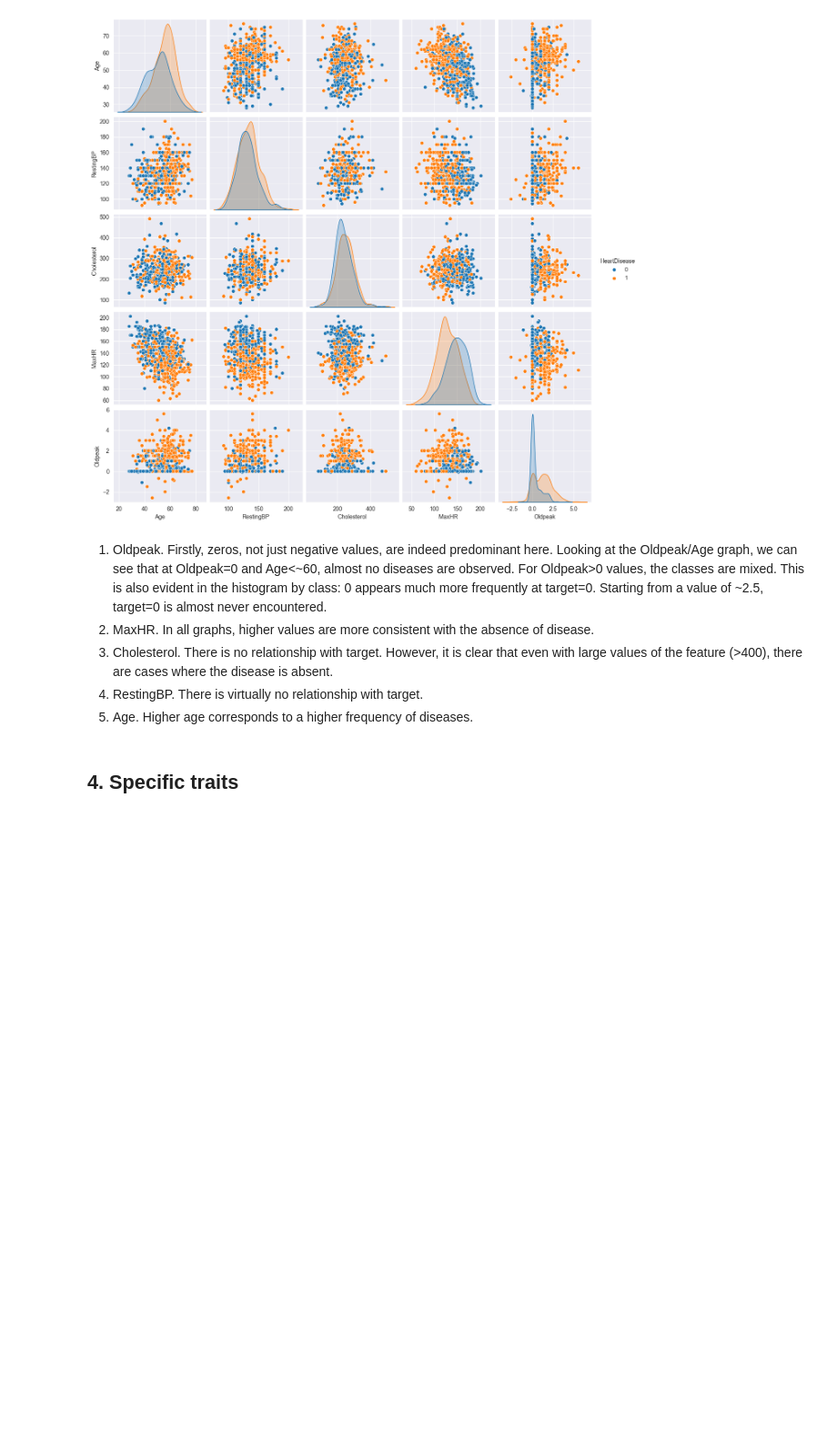
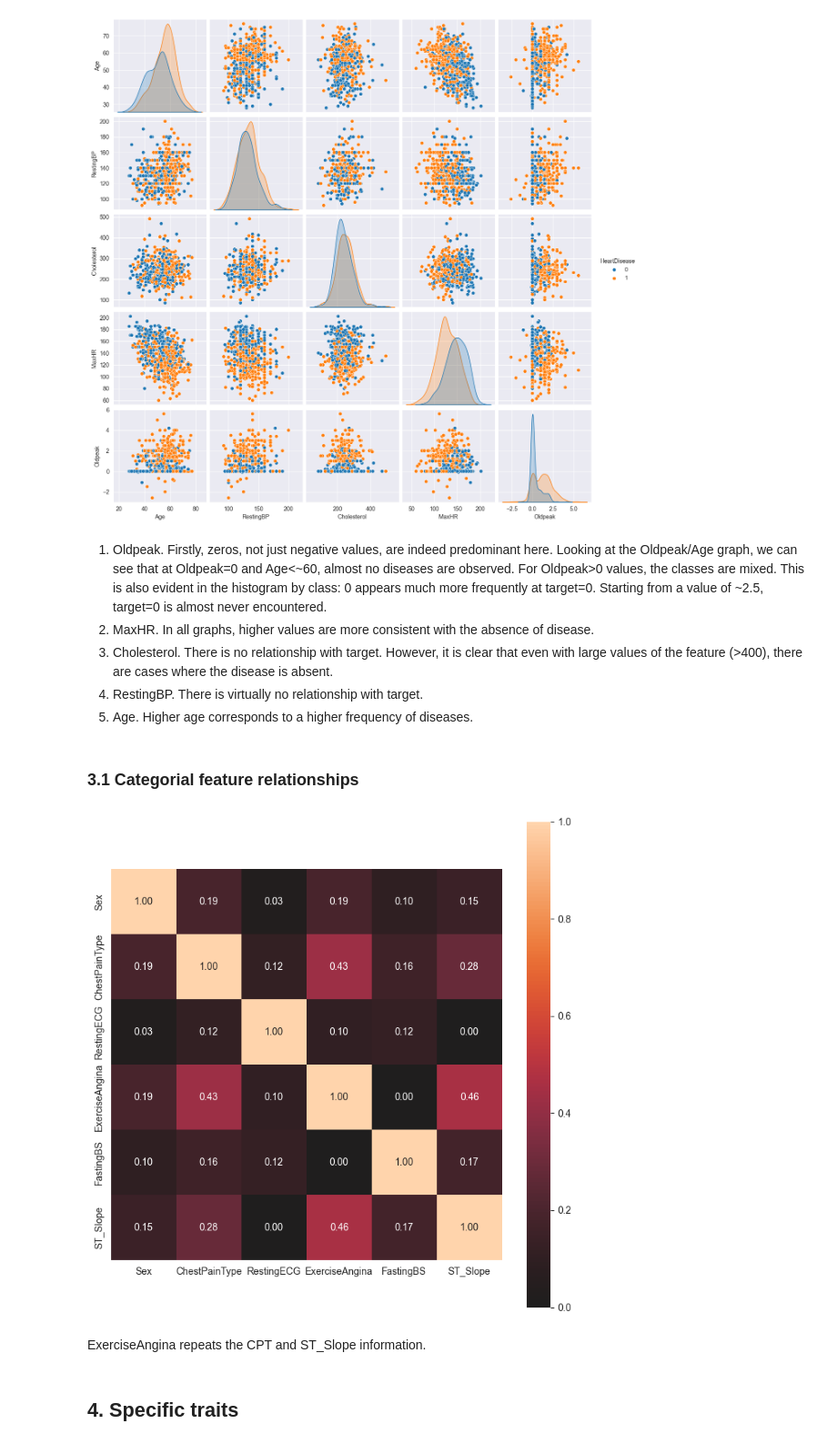
Before and after one commit to Lymuthien/heart_failure, a Jupyter notebook: notebooks/1.0-eda.ipynb, the cells around one changed output. Shown at 91% size. Drawn from its saved outputs; the diff is of its cells as text; code cells hidden in the pictures; blank space fills up the shorter version.

Commit message:
Inspect feature relationships via Cramer's V

```diff
--- a/notebooks/1.0-eda.ipynb
+++ b/notebooks/1.0-eda.ipynb
@@ -200,6 +201,14 @@ plt.show()
 3. Cholesterol. There is no relationship with target. However, it is clear that even with large values of the feature (>400), there are cases where the disease is absent.
 4. RestingBP. There is virtually no relationship with target.
 5. Age. Higher age corresponds to a higher frequency of diseases.
+# %% [markdown]
+### 3.1 Categorial feature relationships
+# %%
+assoc = associations(df_train[CAT_FEATURES], nom_nom_assoc="cramer")
+# %% [output]
+[figure, added]
+# %% [markdown]
+ExerciseAngina repeats the CPT and ST_Slope information.
 # %% [markdown]
 ## 4. Specific traits
 # %% [markdown]
```
Also changed, not shown: parts of 1 cell of this notebook, 1 other file.
